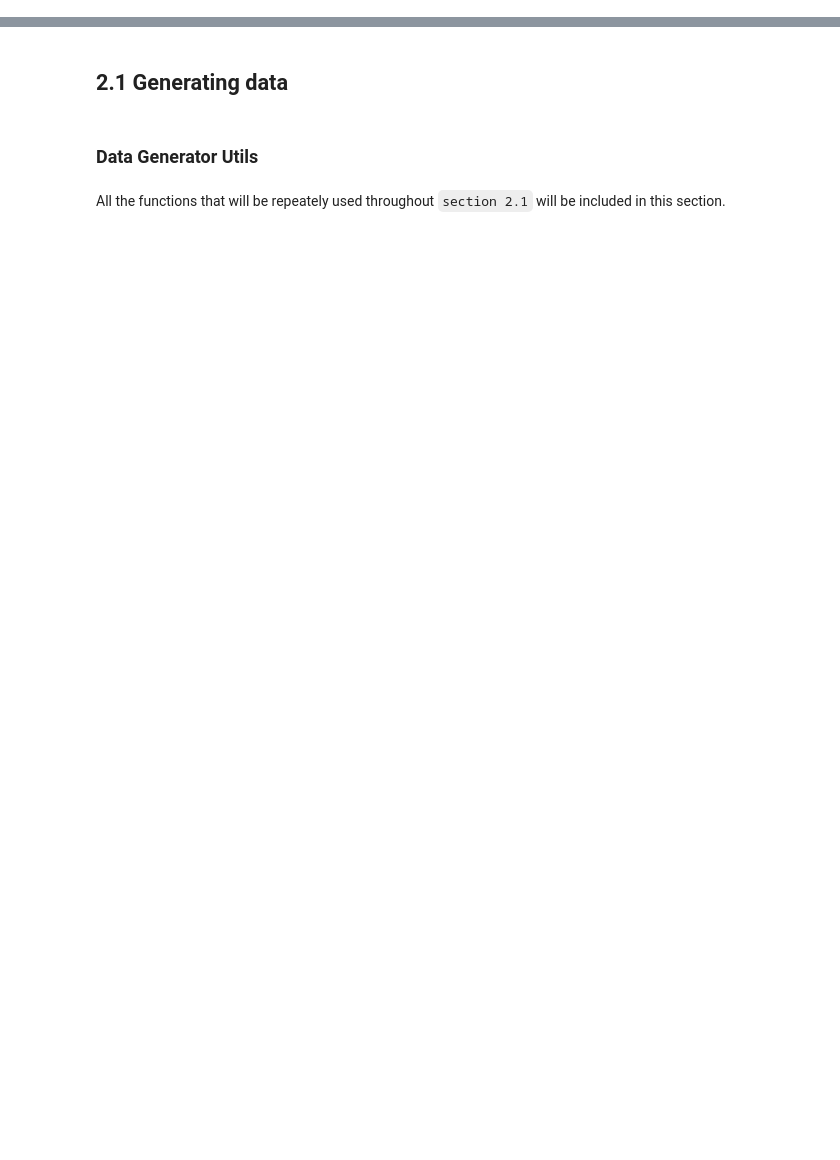
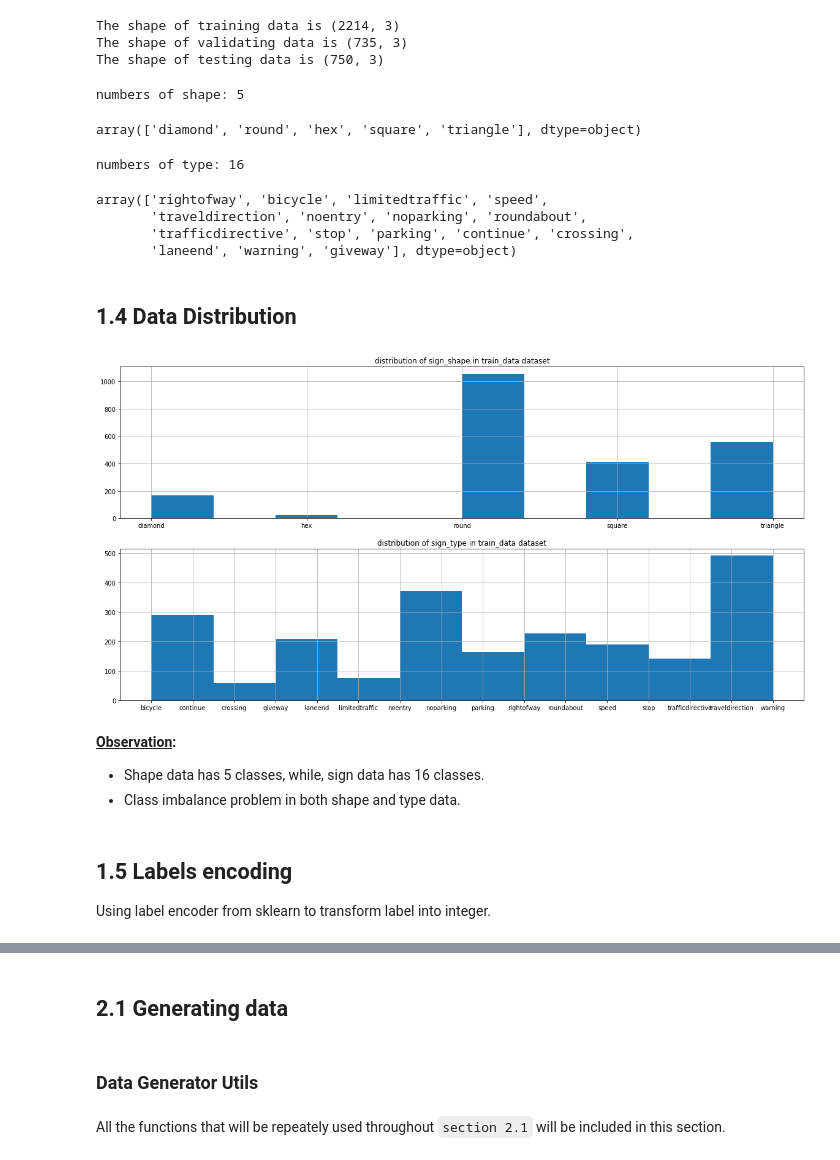
Before and after one commit to mhngu23/Traffic-Sign-Image-Recognition-by-RMIT, a Jupyter notebook: Traffic_Sign_Image_Recognition.ipynb, the cells around one changed output, grey strips where cells are left out. Drawn from its saved outputs; the diff is of its cells as text; code cells hidden in the pictures; blank space fills up the shorter version.

```diff
--- a/Traffic_Sign_Image_Recognition.ipynb
+++ b/Traffic_Sign_Image_Recognition.ipynb
@@ -139,9 +0,0 @@ data.head()
-# %%
-def plot_distribution(data):
-  plt.figure(figsize=(9,9))
-  for i in range(1,3):
-      plt.subplot(2,1,i)
-      data.iloc[:, i].sort_values().astype(str).hist()
-      txt = "distribution of " + data.columns[i]
-      plt.title(txt)
-plot_distribution(data)
@@ -163,0 +213,24 @@ What is the realistic result for performance measure?
+# %%
+def file_path_into_dataframe(filepath):
+  image_list = []
+  if filepath == './independent_data/*/*/*.png':
+        for filepath in glob.glob(filepath, recursive=True):
+          sign_shape = filepath.split('/')[2]
+          sign_type = filepath.split('/')[3]
+          image_list.append((filepath, sign_shape, sign_type ))
+  else:
+    for filepath in glob.glob(filepath, recursive=True):
+        sign_shape = filepath.split('/')[3]
+        sign_type = filepath.split('/')[4]
+        image_list.append((filepath, sign_shape, sign_type ))
+
+
+  # create a dataframe
+  data = pd.DataFrame(data= image_list, columns=["image_path", 'sign_shape','sign_type'])
+  # inspecting the dataframe
+  return data
+# %%
+train_data = file_path_into_dataframe('./train_test/train/*/*/*.png')
+val_data = file_path_into_dataframe('./train_test/val/*/*/*.png')
+test_data = file_path_into_dataframe('./train_test/test/*/*/*.png')
+train_data.head()
@@ -163,0 +244,47 @@ What is the realistic result for performance measure?
+# %%
+# data shape
+print("The shape of training data is", train_data.shape)
+print("The shape of validating data is", val_data.shape)
+print("The shape of testing data is", test_data.shape)
+# %% [output]
+The shape of training data is (2214, 3)
+The shape of validating data is (735, 3)
+The shape of testing data is (750, 3)
+# %%
+print("numbers of shape:", len(train_data.sign_shape.unique()))
+train_data.sign_shape.unique()
+# %% [output]
+numbers of shape: 5
+array(['diamond', 'round', 'hex', 'square', 'triangle'], dtype=object)
+# %%
+print("numbers of type:", len(train_data.sign_type.unique()))
+train_data.sign_type.unique()
+# %% [output]
+numbers of type: 16
+array(['rightofway', 'bicycle', 'limitedtraffic', 'speed',
+       'traveldirection', 'noentry', 'noparking', 'roundabout',
+       'trafficdirective', 'stop', 'parking', 'continue', 'crossing',
+       'laneend', 'warning', 'giveway'], dtype=object)
+# %% [markdown]
+## 1.4 **Data Distribution**
+# %%
+def plot_distribution(data, dataset_column):
+  plt.figure(figsize=(20,10))
+  for i in range(1, len(data.columns)):
+      plt.subplot(2,1,i)
+      data.iloc[:, i].sort_values().astype(str).hist()
+      txt = "distribution of " + data.columns[i] + " in " + dataset_column +" dataset"
+      plt.title(txt)
+# %%
+plot_distribution(train_data, "train_data")
+# %% [output]
+[figure, added]
+# %% [markdown]
+**<u>Observation</u>:**
+
+ * Shape data has 5 classes, while, sign data has 16 classes.
+ * Class imbalance problem in both shape and type data. <br>
+# %% [markdown]
+## 1.5 **Labels encoding**
+
+Using label encoder from sklearn to transform label into integer.
```
Also changed, not shown: parts of 266 cells of this notebook.
